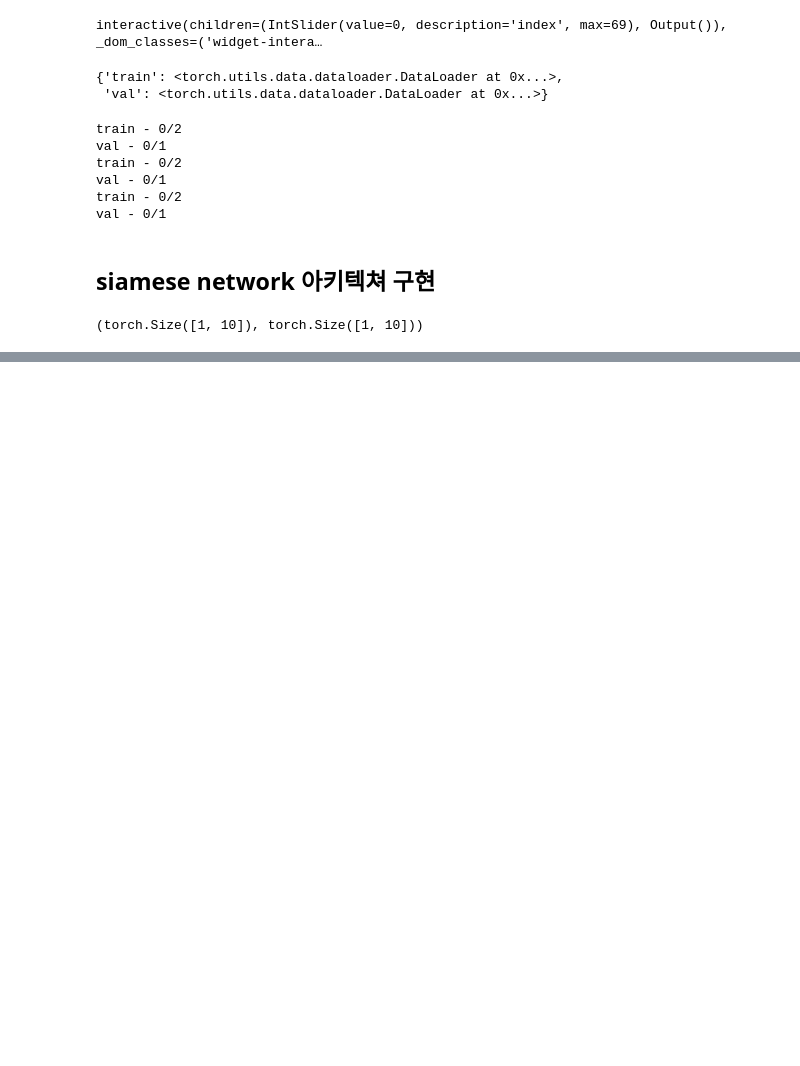
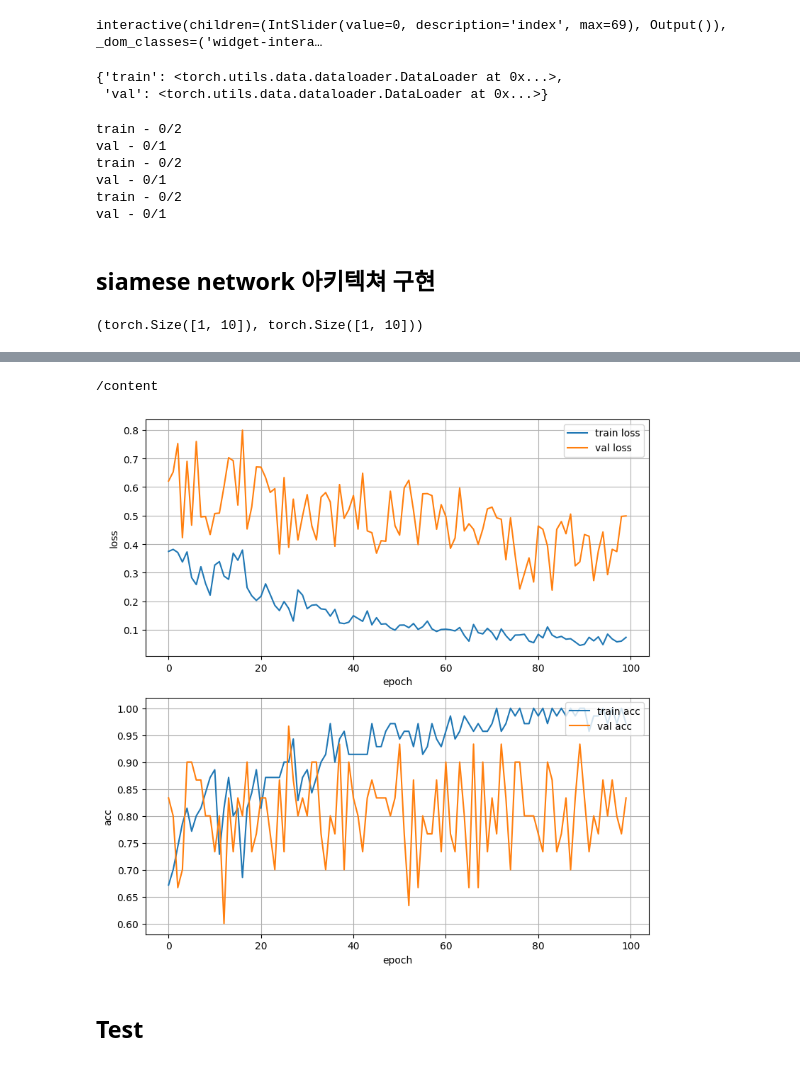
Before and after one commit to seonydg/few-shot-learning, a Jupyter notebook: few_show_lr-ORL_face.ipynb, the cells around one changed output, grey strips where cells are left out. Saved outputs shown, nothing was run; the diff lists cells and outputs as text; code cells hidden in the pictures; blank space fills up the shorter version.

Commit message:
feat : build test

```diff
--- a/few_show_lr-ORL_face.ipynb
+++ b/few_show_lr-ORL_face.ipynb
@@ -267,0 +322,4 @@ z1.shape, z2.shape
+# %%
+def save_model(model_state, model_name):
+    os.makedirs('./trained_model', exist_ok=True)
+    torch.save(model_state, os.path.join('./trained_model', model_name))
@@ -267,0 +335,16 @@ z1.shape, z2.shape
+# %%
+num_epochs = 100
+train_loss, train_acc = [], []
+val_loss, val_acc = [], []
+
+for epoch in range(num_epochs):
+    losses, accuracies = train_one_epoch(dataloaders=dataloaders, model=model, criterion=criterion, optimizer=optimizer, device=DEVICE)
+    train_loss.append(losses['train'])
+    train_acc.append((accuracies['train']))
+    val_loss.append(losses['val'])
+    val_acc.append((accuracies['val']))
+
+    print(f'{epoch}/{num_epochs}\t | train loss: {losses["train"]:.4f}\t | val loss: {losses["val"]:.4f}\t | train acc: {accuracies["train"]:.4f}\t | val acc: {accuracies["val"]:.4f}')
+
+    if (epoch+1) % 10 == 0:
+        save_model(model.state_dict(), f'model_{epoch+1}.pth')
@@ -267,0 +369,33 @@ z1.shape, z2.shape
+# %%
+train_loss
+train_acc
+val_loss
+val_acc
+# %% [output]
+/content
+# %%
+plt.figure(figsize=(8, 8))
+
+plt.subplot(211)
+plt.plot(train_loss, label='train loss')
+plt.plot(val_loss, label='val loss')
+plt.xlabel("epoch")
+plt.ylabel("loss")
+plt.grid("on")
+plt.legend(loc='upper right')
+plt.tight_layout()
+
+plt.subplot(212)
+plt.plot(train_acc, label='train acc')
+plt.plot(val_acc, label='val acc')
+plt.xlabel("epoch")
+plt.ylabel("acc")
+plt.grid("on")
+plt.legend(loc='upper right')
+plt.tight_layout()
+
+plt.show()
+# %% [output]
+[figure, added]
+# %% [markdown]
+## Test
```
Also changed, not shown: parts of 17 cells of this notebook.
